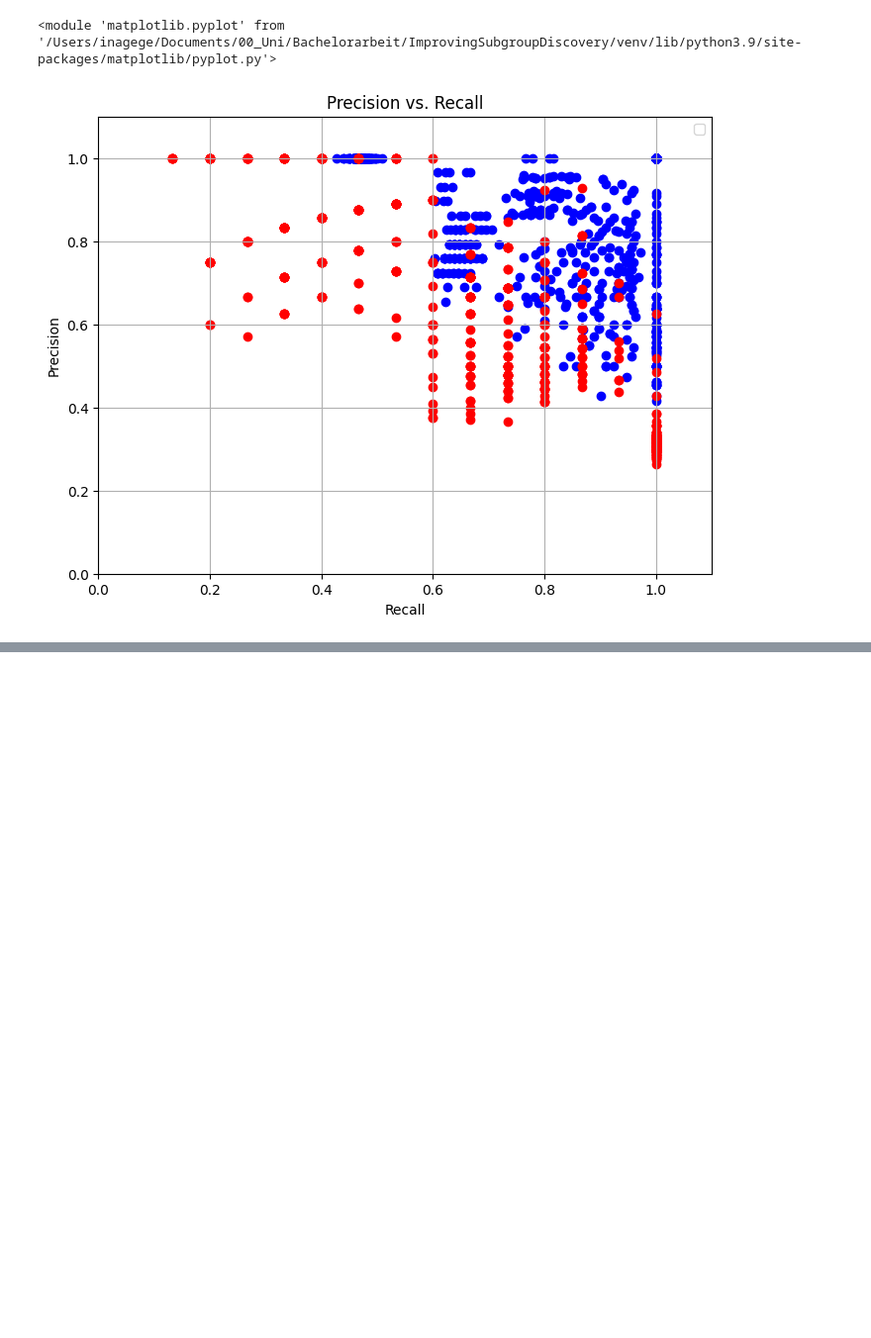
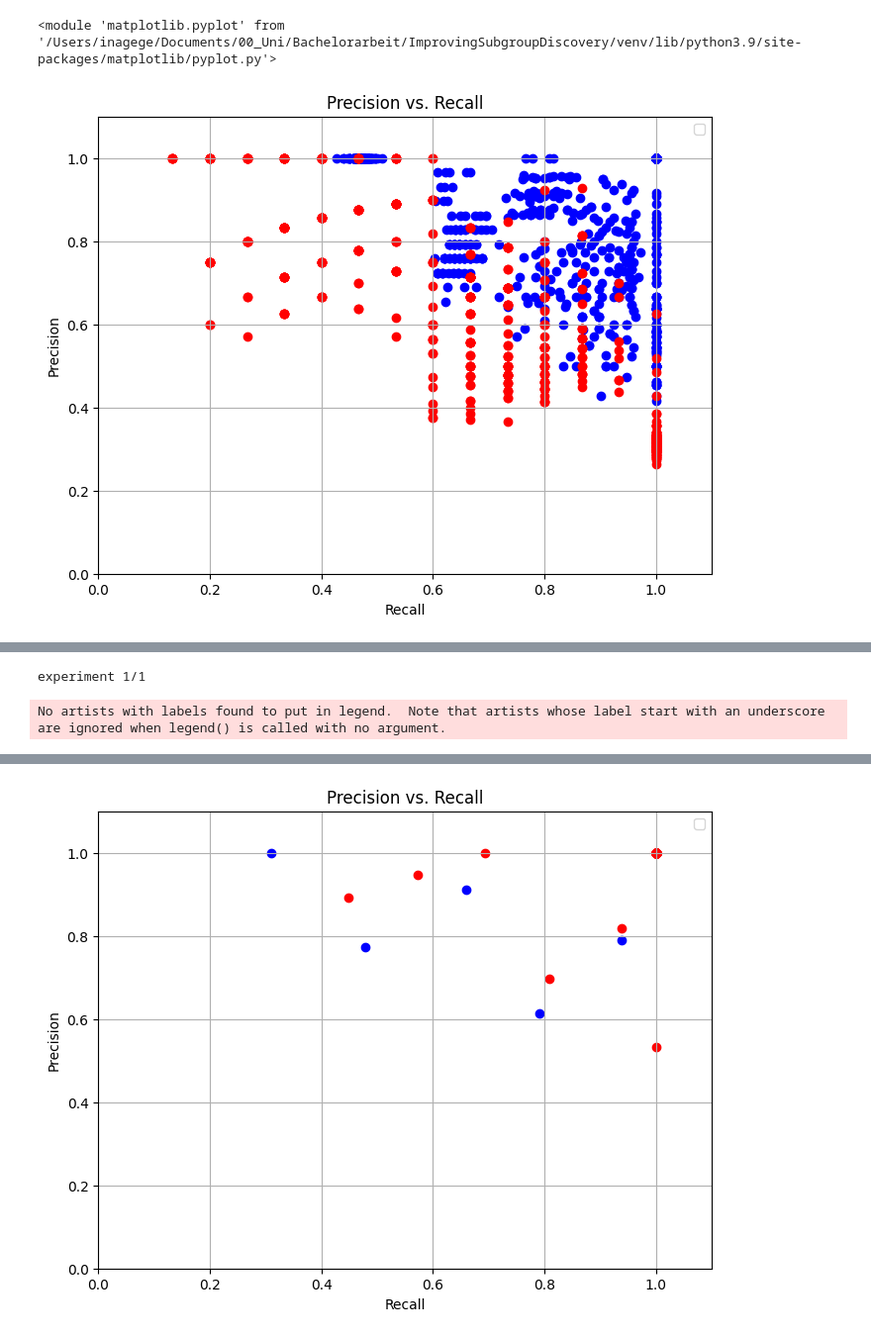
Before and after one commit to inagege/ImprovingSubgroupDiscovery, a Jupyter notebook: PRIM_Improvements/PRIM_Experiments_Prim_Improving_PRIM.ipynb, the cells around one changed output, grey strips where cells are left out. Shown at 99% size. Saved outputs shown, nothing was run; the diff lists cells and outputs as text; code cells hidden in the pictures; blank space fills up the shorter version.

```diff
--- a/PRIM_Improvements/PRIM_Experiments_Prim_Improving_PRIM.ipynb
+++ b/PRIM_Improvements/PRIM_Experiments_Prim_Improving_PRIM.ipynb
@@ -293,0 +423,56 @@ No artists with labels found to put in legend.  Note that artists whose label st
+# %%
+#duplicate 1 in each box from test data
+lims = boxes1
+
+prec_DupOnesAllBoxes = []
+rec_DupOnesAllBoxes = []
+
+for z in range(number_of_repeats):
+
+    data = pd.read_csv('/Users/inagege/Documents/00_Uni/Bachelorarbeit/ImprovingSubgroupDiscovery/Data/Rozenberg et al 2014.csv')
+
+    scaler = MinMaxScaler()
+    data1 = data
+    data = scaler.fit_transform(data)
+    data = pd.DataFrame(data, index = data1.index, columns=data1.columns)
+
+    y = data['SSP1']
+    x = pd.DataFrame(data.drop(columns=['SSP1', 'SSP2', 'SSP3', 'SSP4', 'SSP5']))
+
+    sys.stdout.write('\r' + 'experiment' + ' ' + str(z + 1) + '/' + str(number_of_repeats))
+
+
+    labels2 = y.copy()
+    data2 = x.copy()
+
+    #iterate over limit entries which is list of dataframes
+    for i in range(len(lims)):
+
+        box = lims[i]
+        box = pd.DataFrame(box)
+        # Iterate over each row of temp_data
+        for index, row in x.iterrows():
+            is_within_limits = True
+            a = 0
+            # Check if entry lies within the specified limits
+            for column, value in row.iteritems():
+                is_within_limits = (box.iloc[0, a] <= value <= box.iloc[1, a]) & is_within_limits
+                a = a + 1
+            if is_within_limits:
+                data2.loc[len(data2)] = row
+                labels2.loc[len(labels2)] = y[index]
+
+    prim_alg2 = prim_dens.PRIMdens(data2.values, labels2, alpha=0.1)
+    prim_alg2.fit()
+    precisions = prim_alg2.get_precisions()
+    recalls = prim_alg2.get_recalls()
+    boxes = prim_alg2.get_boxes()
+
+    for index in range(len(precisions)):
+        rec_DupOnesAllBoxes.append(precisions[index])
+        prec_DupOnesAllBoxes.append(recalls[index])
+
+visualize_precision_and_recall(prec_baseline, rec_baseline, prec_DupOnesAllBoxes, rec_DupOnesAllBoxes)
+# %% [output]
+experiment 1/1
+No artists with labels found to put in legend.  Note that artists whose label start with an underscore are ignored when legend() is called with no argument.
@@ -293,0 +480 @@ No artists with labels found to put in legend.  Note that artists whose label st
+[figure, added]
```
Also changed, not shown: parts of 5 cells of this notebook, 17 other files.
